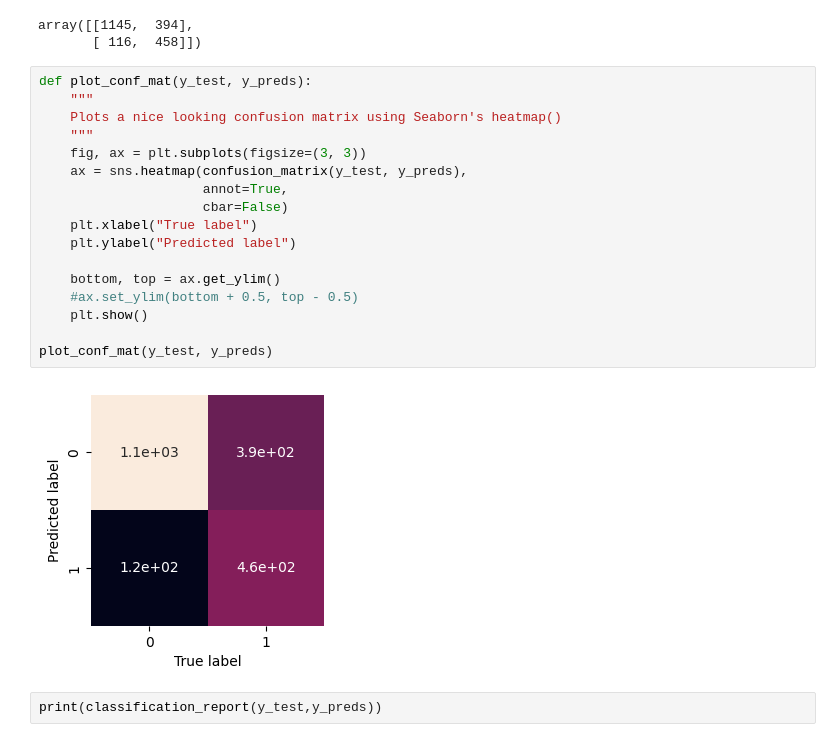
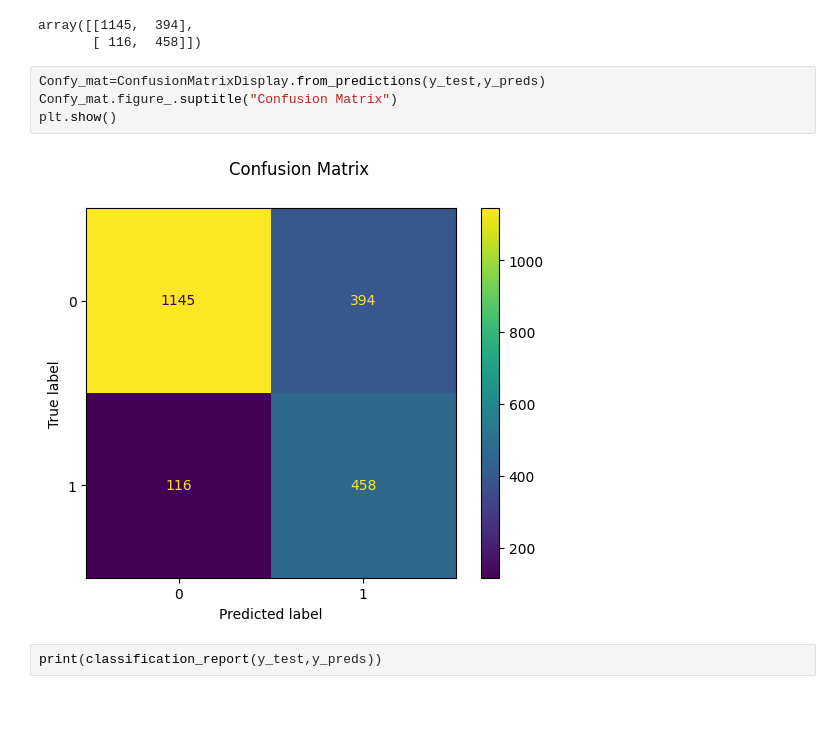
Before and after one commit to yalindi/2425568_ml, a Jupyter notebook: 2425568.ipynb, the cells around one changed output. Cells and saved outputs as stored; diff of their text form; blank space fills up the shorter version.

```diff
--- a/2425568.ipynb
+++ b/2425568.ipynb
@@ -446,25 +447,12 @@ confusion_matrix(y_test, y_preds)
 # %% [output]
 array([[1145,  394],
        [ 116,  458]])
-# %%
-def plot_conf_mat(y_test, y_preds):
-    """
-    Plots a nice looking confusion matrix using Seaborn's heatmap()
-    """
-    fig, ax = plt.subplots(figsize=(3, 3))
-    ax = sns.heatmap(confusion_matrix(y_test, y_preds),
-                     annot=True,
-                     cbar=False)
-    plt.xlabel("True label")
-    plt.ylabel("Predicted label")
-
-    bottom, top = ax.get_ylim()
-    #ax.set_ylim(bottom + 0.5, top - 0.5)
-    plt.show()
-
-plot_conf_mat(y_test, y_preds)
-# %% [output]
-[figure, removed]
+# %%
+Confy_mat=ConfusionMatrixDisplay.from_predictions(y_test,y_preds)
+Confy_mat.figure_.suptitle("Confusion Matrix")
+plt.show()
+# %% [output]
+[figure, added]
 # %%
 print(classification_report(y_test,y_preds))
 # %% [output]
```
Also changed, not shown: parts of 12 cells of this notebook.
